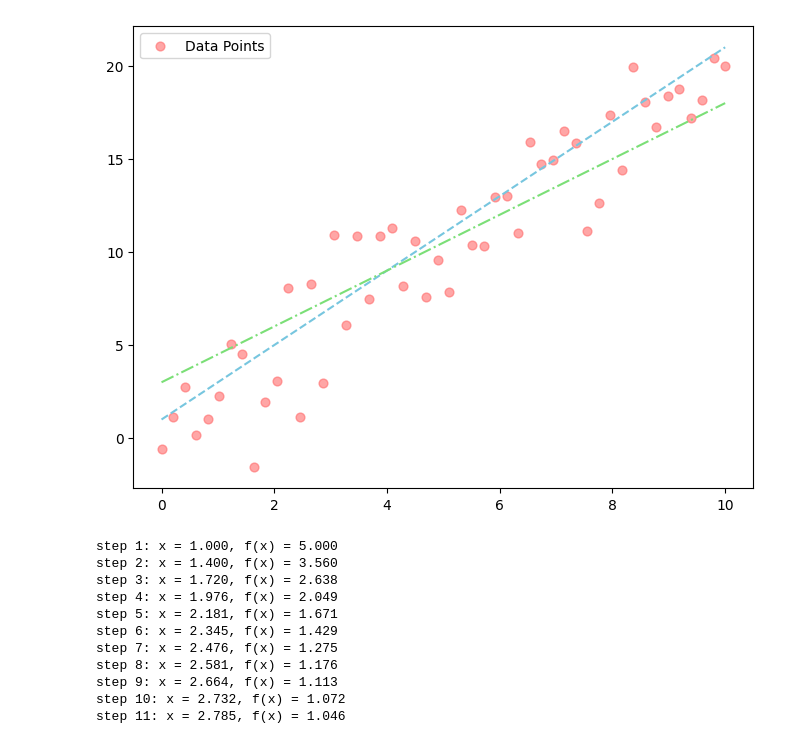
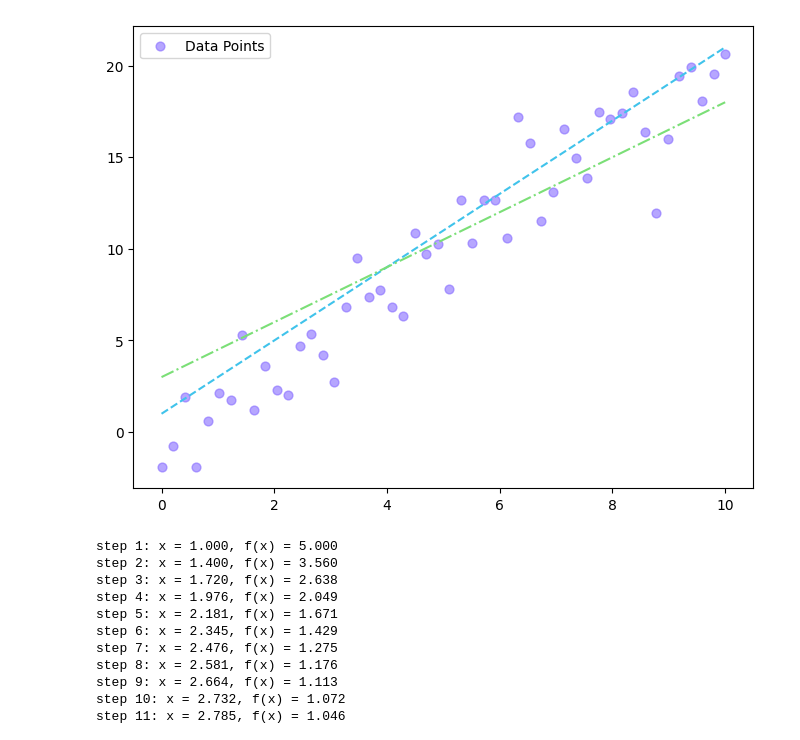
Before and after one commit to Sakib0626Q2/IITJ-Sem2-AI-DS, a Jupyter notebook: Numerical Optimization/Practical Session/NO_practicalSession_week2.ipynb, the cells around one changed output. Saved outputs shown, nothing was run; the diff lists cells and outputs as text; code cells hidden in the pictures.

```diff
--- a/Numerical Optimization/Practical Session/NO_practicalSession_week2.ipynb
+++ b/Numerical Optimization/Practical Session/NO_practicalSession_week2.ipynb
@@ -1,23 +1,23 @@
 # %%
 import matplotlib.pyplot as plt
 import numpy as np
 
 x = np.linspace(0, 10, 50)
 y_scatter = 2 * x + np.random.normal(0, 2, 50)
 y_line1 = 2*x + 1
 y_line2 = 1.5*x + 3
 
 plt.figure(figsize = (8,6))
 
-plt.scatter(x, y_scatter, color = '#ff6B6B',
+plt.scatter(x, y_scatter, color = "#866bff",
             alpha = 0.6, s= 40, label = 'Data Points')
-plt.plot(x, y_line1, linestyle = '--', color = "#77c6df")
+plt.plot(x, y_line1, linestyle = '--', color = "#40c3eb")
 plt.plot(x, y_line2, linestyle = '-.', color = "#7bdf77")
 
 plt.legend()
 plt.show()
 # %% [output]
-[figure, old version]
+[figure, new version]
 # %%
 import numpy as np
 import matplotlib.pyplot as plt
```
Also changed, not shown: parts of 1 cell of this notebook, 7 other files.
